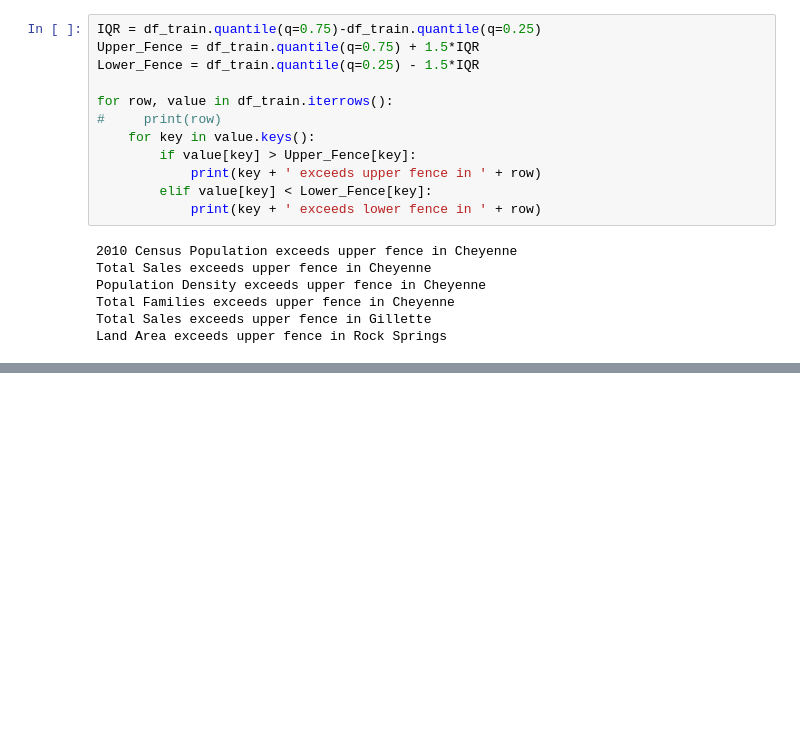
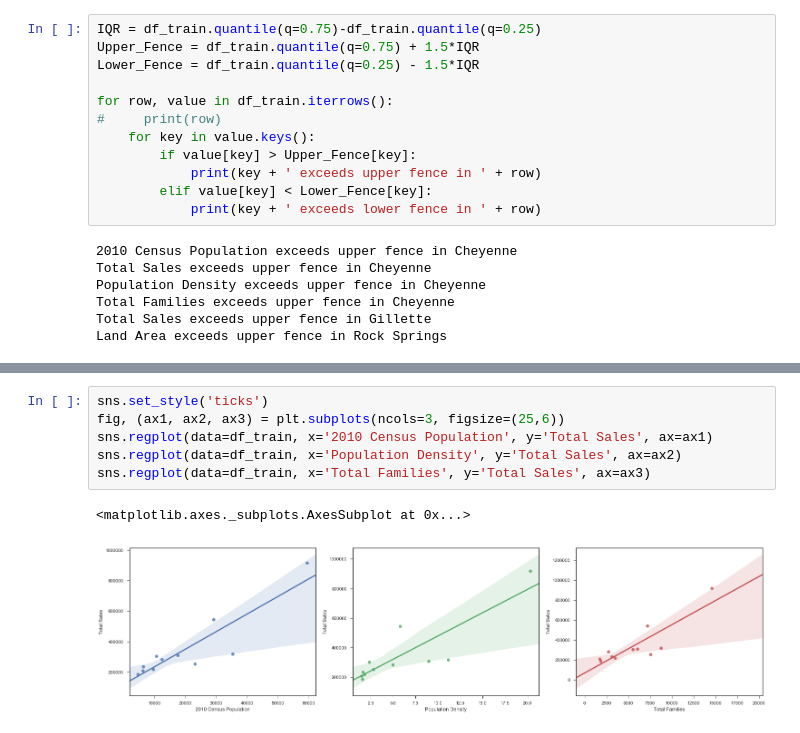
Before and after one commit to cmgiler/Udacity-Business-Analyst-Nanodegree, a Jupyter notebook: project2-1/Data Cleaning.ipynb, the cells around one changed output, grey strips where cells are left out. Cells and saved outputs as stored; diff of their text form; blank space fills up the shorter version.

```diff
--- a/project2-1/Data Cleaning.ipynb
+++ b/project2-1/Data Cleaning.ipynb
@@ -138,0 +165,9 @@ sns.pairplot(df_train.reset_index(), hue='CITY', plot_kws={'s': 200})
+# %%
+sns.set_style('ticks')
+fig, (ax1, ax2, ax3) = plt.subplots(ncols=3, figsize=(25,6))
+sns.regplot(data=df_train, x='2010 Census Population', y='Total Sales', ax=ax1)
+sns.regplot(data=df_train, x='Population Density', y='Total Sales', ax=ax2)
+sns.regplot(data=df_train, x='Total Families', y='Total Sales', ax=ax3)
+# %% [output]
+<matplotlib.axes._subplots.AxesSubplot at 0x...>
+[figure, added]
```
Also changed, not shown: parts of 21 cells of this notebook, 9 other files.
